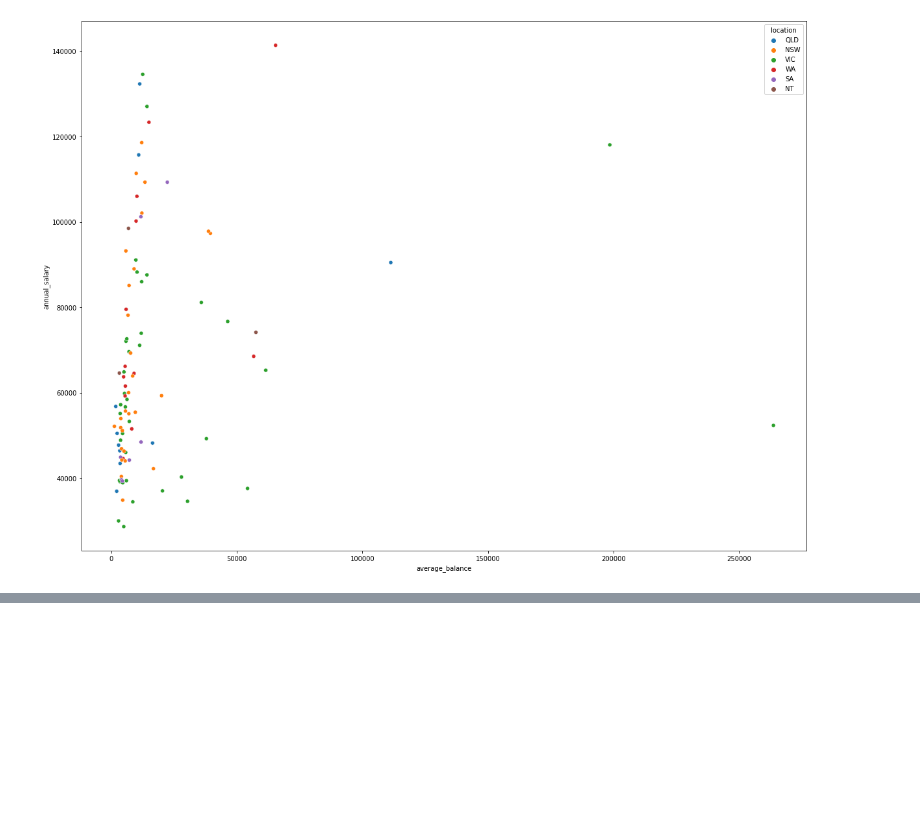
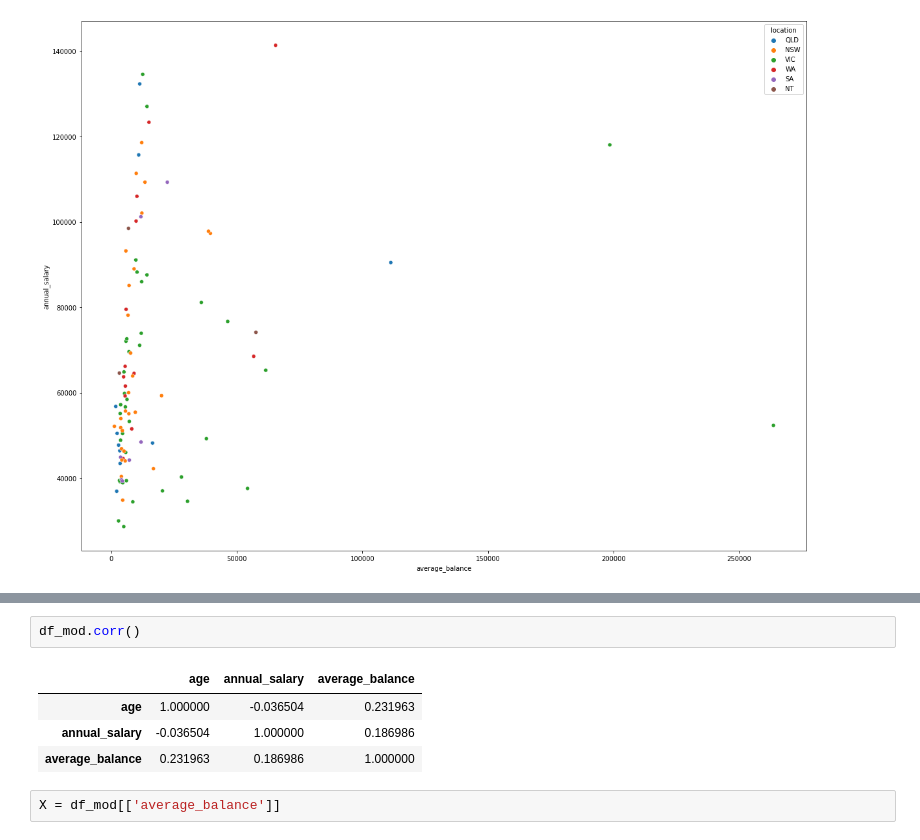
Before and after one commit to nug1209/ANZ_Data_Virtual_Experience, a Jupyter notebook: ANZ_Data_Analytics.ipynb, the cells around one changed output, grey strips where cells are left out. Drawn from its saved outputs; the diff is of its cells as text; blank space fills up the shorter version.

```diff
--- a/ANZ_Data_Analytics.ipynb
+++ b/ANZ_Data_Analytics.ipynb
@@ -869,0 +872,9 @@ sns.scatterplot(data=df_mod, x='age', y='annual_salary', hue='location')
+# %%
+df_mod.corr()
+# %% [output]
+|  | age | annual_salary | average_balance |
+| age | 1.000000 | -0.036504 | 0.231963 |
+| annual_salary | -0.036504 | 1.000000 | 0.186986 |
+| average_balance | 0.231963 | 0.186986 | 1.000000 |
+# %%
+X = df_mod[['average_balance']]
```
Also changed, not shown: parts of 11 cells of this notebook.
